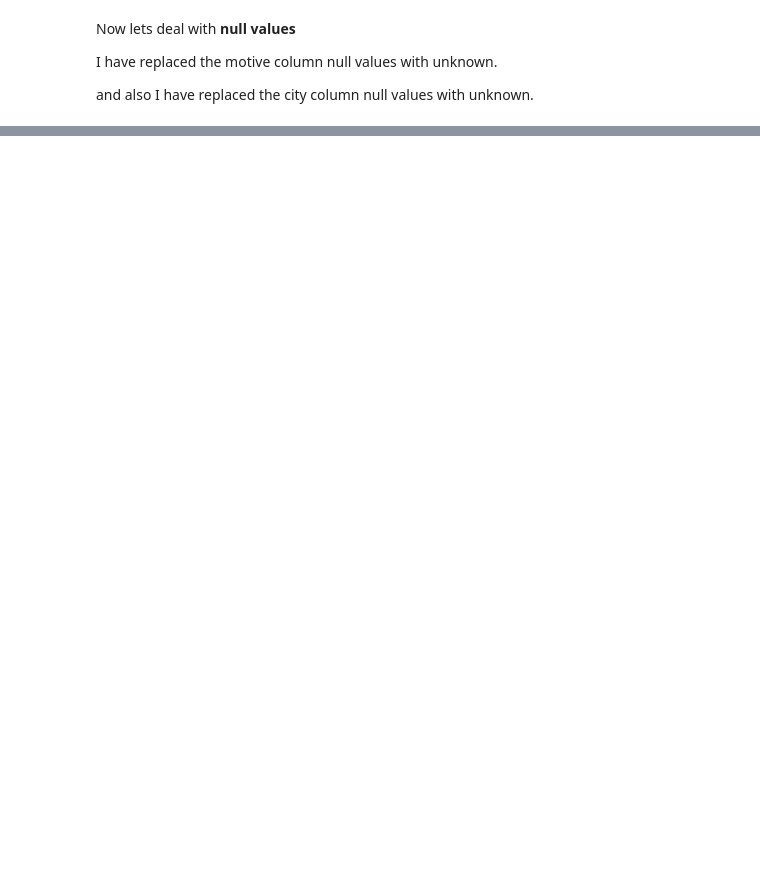
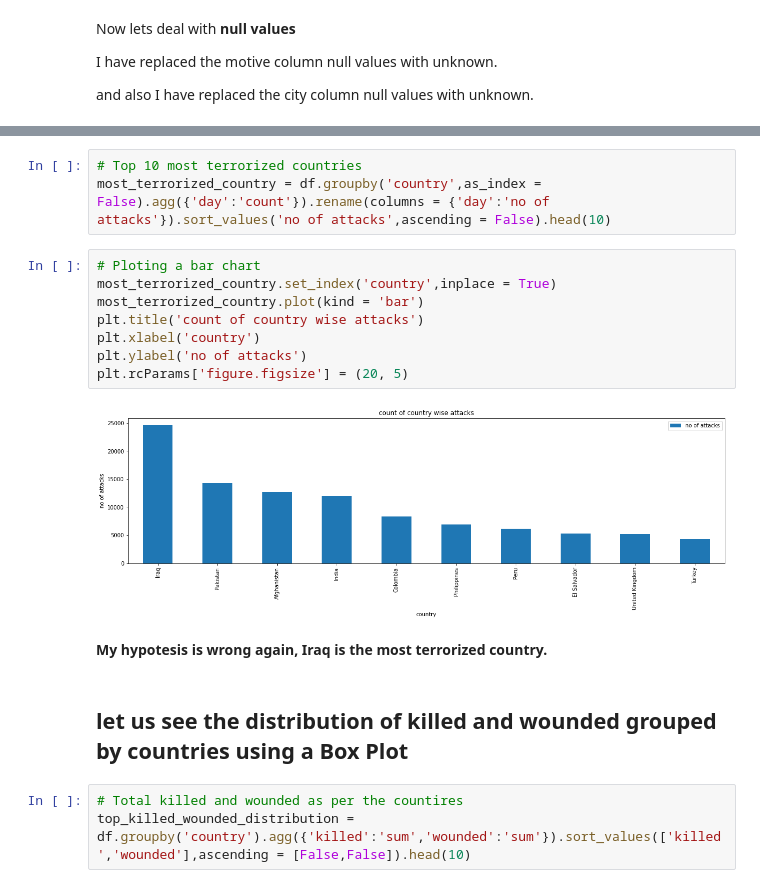
Before and after one commit to Shourya306/Global-Terrorism-EDA, a Jupyter notebook: Copy_of_Global_Terrorism_Analysis_Capstone_Project.ipynb, the cells around one changed output, grey strips where cells are left out. Cells and saved outputs as stored; diff of their text form; blank space fills up the shorter version.

```diff
--- a/Copy_of_Global_Terrorism_Analysis_Capstone_Project.ipynb
+++ b/Copy_of_Global_Terrorism_Analysis_Capstone_Project.ipynb
@@ -250,0 +254,20 @@ See the caveats in the documentation: https://pandas.pydata.org/pandas-docs/stab
+# %%
+# Top 10 most terrorized countries
+most_terrorized_country = df.groupby('country',as_index = False).agg({'day':'count'}).rename(columns = {'day':'no of attacks'}).sort_values('no of attacks',ascending = False).head(10)
+# %%
+# Ploting a bar chart
+most_terrorized_country.set_index('country',inplace = True)
+most_terrorized_country.plot(kind = 'bar')
+plt.title('count of country wise attacks')
+plt.xlabel('country')
+plt.ylabel('no of attacks')
+plt.rcParams['figure.figsize'] = (20, 5)
+# %% [output]
+[figure, added]
+# %% [markdown]
+**My hypotesis is wrong again, Iraq is the most terrorized country.**
+# %% [markdown]
+## let us see the distribution of killed and wounded grouped by countries using a **Box Plot**
+# %%
+# Total killed and wounded as per the countires
+top_killed_wounded_distribution = df.groupby('country').agg({'killed':'sum','wounded':'sum'}).sort_values(['killed','wounded'],ascending = [False,False]).head(10)
```
Also changed, not shown: parts of 45 cells of this notebook.
